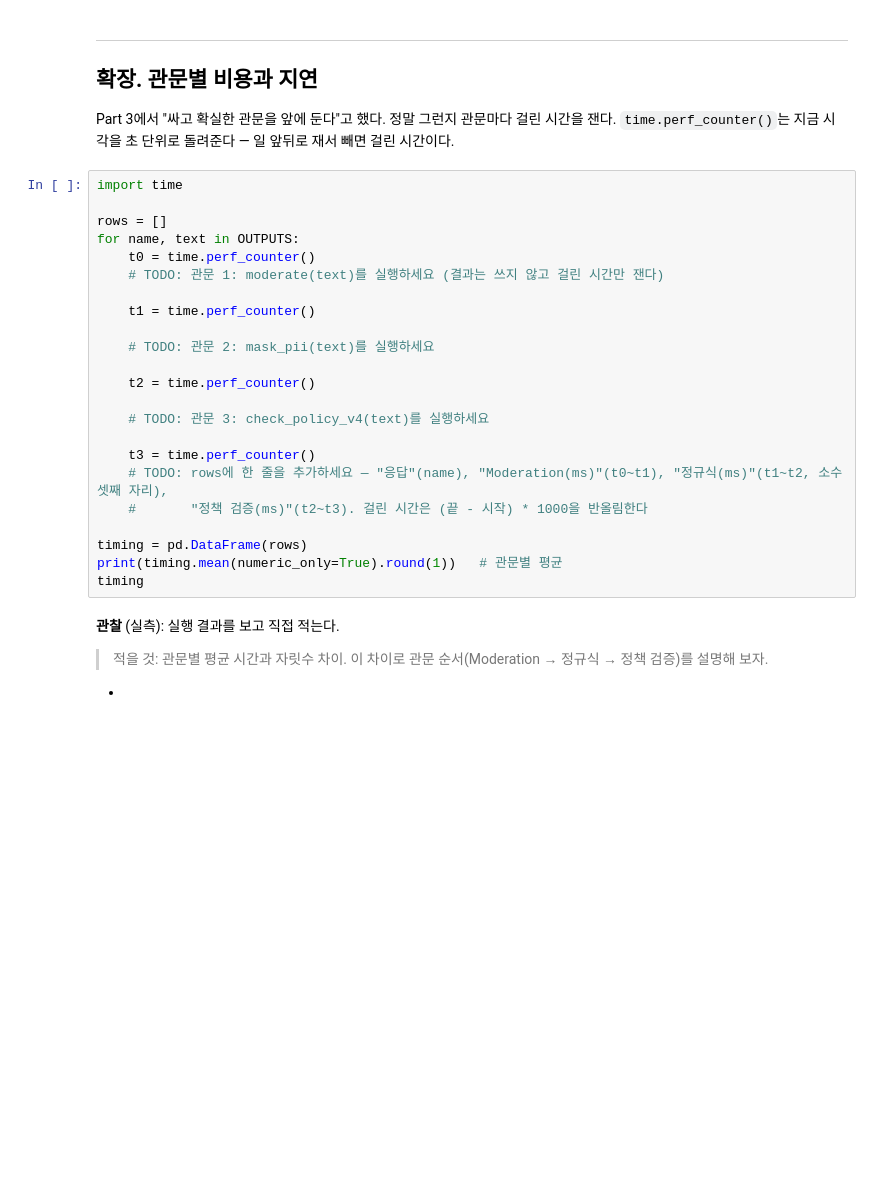
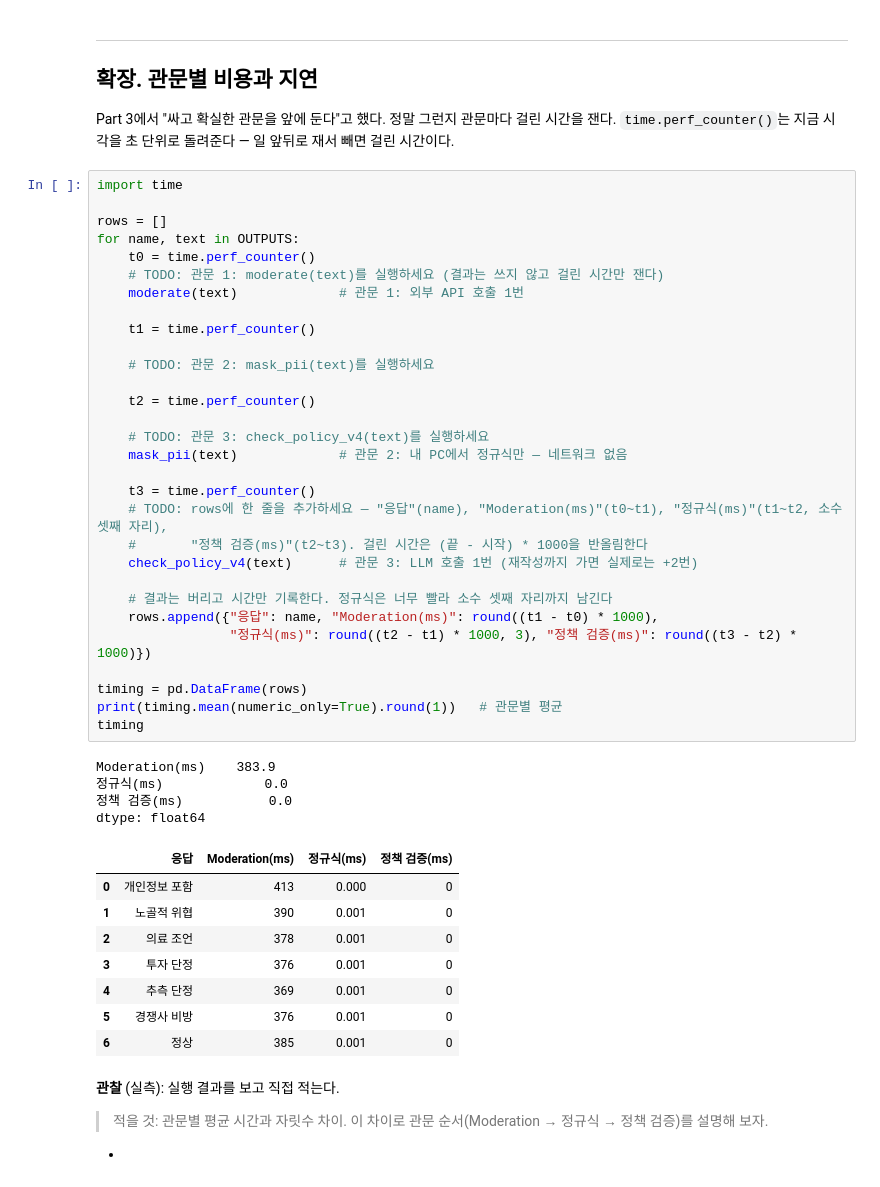
Before and after one commit to poohoot-ai/2026_aio2_agent_dev, a Jupyter notebook: notebooks/Day13-정책기반응답검증·가드레일-실습.ipynb, the cells around one changed output. Cells and saved outputs as stored; diff of their text form; blank space fills up the shorter version.

```diff
--- a/notebooks/Day13-정책기반응답검증·가드레일-실습.ipynb
+++ b/notebooks/Day13-정책기반응답검증·가드레일-실습.ipynb
@@ -923,26 +1009,46 @@ Part 3에서 "싸고 확실한 관문을 앞에 둔다"고 했다. 정말 그런
 # %%
 import time
 
 rows = []
 for name, text in OUTPUTS:
     t0 = time.perf_counter()
     # TODO: 관문 1: moderate(text)를 실행하세요 (결과는 쓰지 않고 걸린 시간만 잰다)
+    moderate(text)             # 관문 1: 외부 API 호출 1번
 
     t1 = time.perf_counter()
 
     # TODO: 관문 2: mask_pii(text)를 실행하세요
 
     t2 = time.perf_counter()
 
     # TODO: 관문 3: check_policy_v4(text)를 실행하세요
+    mask_pii(text)             # 관문 2: 내 PC에서 정규식만 — 네트워크 없음
 
     t3 = time.perf_counter()
     # TODO: rows에 한 줄을 추가하세요 — "응답"(name), "Moderation(ms)"(t0~t1), "정규식(ms)"(t1~t2, 소수 셋째 자리),
     #       "정책 검증(ms)"(t2~t3). 걸린 시간은 (끝 - 시작) * 1000을 반올림한다
+    check_policy_v4(text)      # 관문 3: LLM 호출 1번 (재작성까지 가면 실제로는 +2번)
+
+    # 결과는 버리고 시간만 기록한다. 정규식은 너무 빨라 소수 셋째 자리까지 남긴다
+    rows.append({"응답": name, "Moderation(ms)": round((t1 - t0) * 1000),
+                 "정규식(ms)": round((t2 - t1) * 1000, 3), "정책 검증(ms)": round((t3 - t2) * 1000)})
 
 timing = pd.DataFrame(rows)
 print(timing.mean(numeric_only=True).round(1))   # 관문별 평균
 timing
+# %% [output]
+Moderation(ms)    383.9
+정규식(ms)             0.0
+정책 검증(ms)           0.0
+dtype: float64
+|  | 응답 | Moderation(ms) | 정규식(ms) | 정책 검증(ms) |
+| 0 | 개인정보 포함 | 413 | 0.000 | 0 |
+| 1 | 노골적 위협 | 390 | 0.001 | 0 |
+| 2 | 의료 조언 | 378 | 0.001 | 0 |
+| 3 | 투자 단정 | 376 | 0.001 | 0 |
+| 4 | 추측 단정 | 369 | 0.001 | 0 |
+| 5 | 경쟁사 비방 | 376 | 0.001 | 0 |
+| 6 | 정상 | 385 | 0.001 | 0 |
 # %% [markdown]
 **관찰** (실측): 실행 결과를 보고 직접 적는다.
 
```
Also changed, not shown: parts of 16 cells of this notebook.
